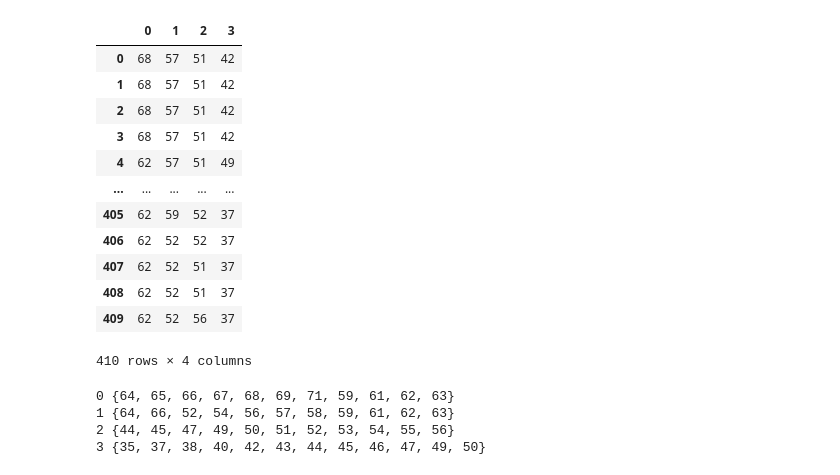
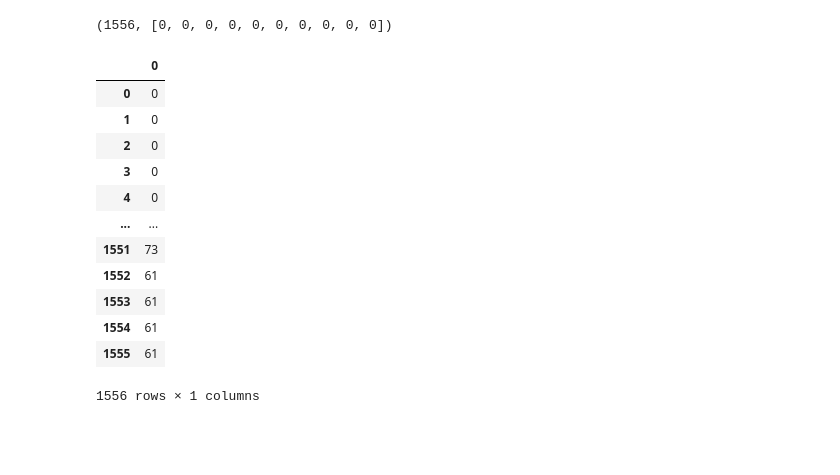
Before and after one commit to RUG-ML/Bach_Unfinished_Fugue, a Jupyter notebook: bach_baseline.ipynb, the cells around one changed output. Cells and saved outputs as stored; diff of their text form; code cells hidden in the pictures; blank space fills up the shorter version.

```diff
--- a/bach_baseline.ipynb
+++ b/bach_baseline.ipynb
@@ -20,0 +142,2 @@ def take(n, iterable):
+# %%
+reg = LinearRegression().fit(X_t0, y_t1)
@@ -20,0 +154,6 @@ def take(n, iterable):
+# %%
+# Get the max probability
+# Trace back the note via its index e.g.
+yhat = reg.predict([X_t0[49]])
+pred = set_X[yhat.tolist()[0].index(max(yhat.tolist()[0]))]
+pred
@@ -21,7 +242,14 @@ def take(n, iterable):
 # %%
-def pick_rand_note(set_X, yhat, n=5):
-    # pick random note from top n notes
+# Predict t+1 note n times from t0
+preds_vec = np.array([X_t0[-1]])
+preds = []
+for i in range(100):
+    yhat = reg.predict(preds_vec[-1].reshape(1, -1))
+    # Pick note, add it
     yhat_dict = dict(zip(set_X, yhat[0].tolist()))
     yhat_dict_sorted = dict(sorted(yhat_dict.items(), key=operator.itemgetter(1),reverse=True))
-    top_n = take(n, yhat_dict_sorted.items())
-    return random.choice(top_n)[0]
+    top_n = list(islice(yhat_dict_sorted.items(), 10))
+    p = random.choice(top_n)[0]
+    preds.append(p)
+    np.concatenate((preds_vec, [to_one_hot(set_X, p)]))
+set(preds), preds[:10]
@@ -163,26 +259,28 @@ TRAIN: [0 ... 551] TEST: [552 ... 661]
+# %%
+# Prolong the notes
+output = []
+for p in preds:
+    # Weighted choice (* 2 for longer range of notes)
+    range_n = [p] * random.choice(len_dict[p]["range"]) * 2
+    output.extend(range_n)
+len(output), output[:10]
+# %% [output]
+(1556, [0, 0, 0, 0, 0, 0, 0, 0, 0, 0])
 # %%
-df = pd.DataFrame(gen_voices_dict)
+df = pd.DataFrame(output)
 df
 # %% [output]
-|  | 0 | 1 | 2 | 3 |
-| 0 | 68 | 57 | 51 | 42 |
-| 1 | 68 | 57 | 51 | 42 |
-| 2 | 68 | 57 | 51 | 42 |
-| 3 | 68 | 57 | 51 | 42 |
-| 4 | 62 | 57 | 51 | 49 |
-| ... | ... | ... | ... | ... |
-| 405 | 62 | 59 | 52 | 37 |
-| 406 | 62 | 52 | 52 | 37 |
-| 407 | 62 | 52 | 51 | 37 |
-| 408 | 62 | 52 | 51 | 37 |
-| 409 | 62 | 52 | 56 | 37 |
+|  | 0 |
+| 0 | 0 |
+| 1 | 0 |
+| 2 | 0 |
+| 3 | 0 |
+| 4 | 0 |
+| ... | ... |
+| 1551 | 73 |
+| 1552 | 61 |
+| 1553 | 61 |
+| 1554 | 61 |
+| 1555 | 61 |
-410 rows × 4 columns
+1556 rows × 1 columns
-# %%
-for i in df.keys():
-    print(i, set(df[i]))
-# %% [output]
-0 {64, 65, 66, 67, 68, 69, 71, 59, 61, 62, 63}
-1 {64, 66, 52, 54, 56, 57, 58, 59, 61, 62, 63}
-2 {44, 45, 47, 49, 50, 51, 52, 53, 54, 55, 56}
-3 {35, 37, 38, 40, 42, 43, 44, 45, 46, 47, 49, 50}
 # %%
```
Also changed, not shown: parts of 24 cells of this notebook.
